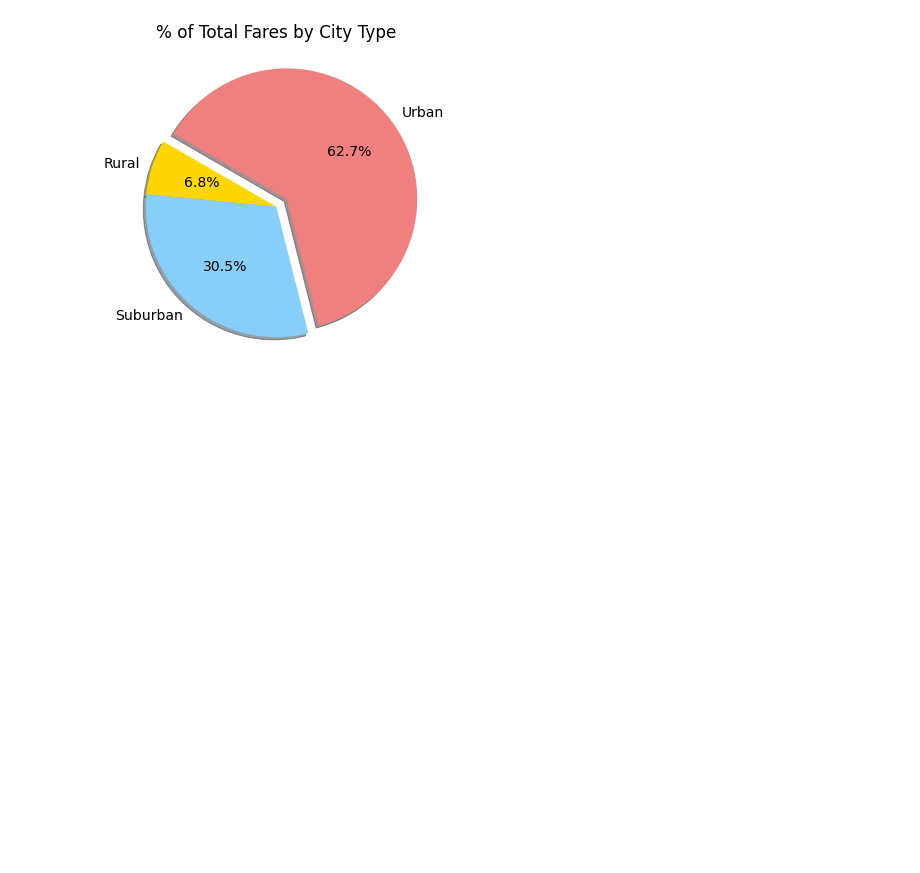
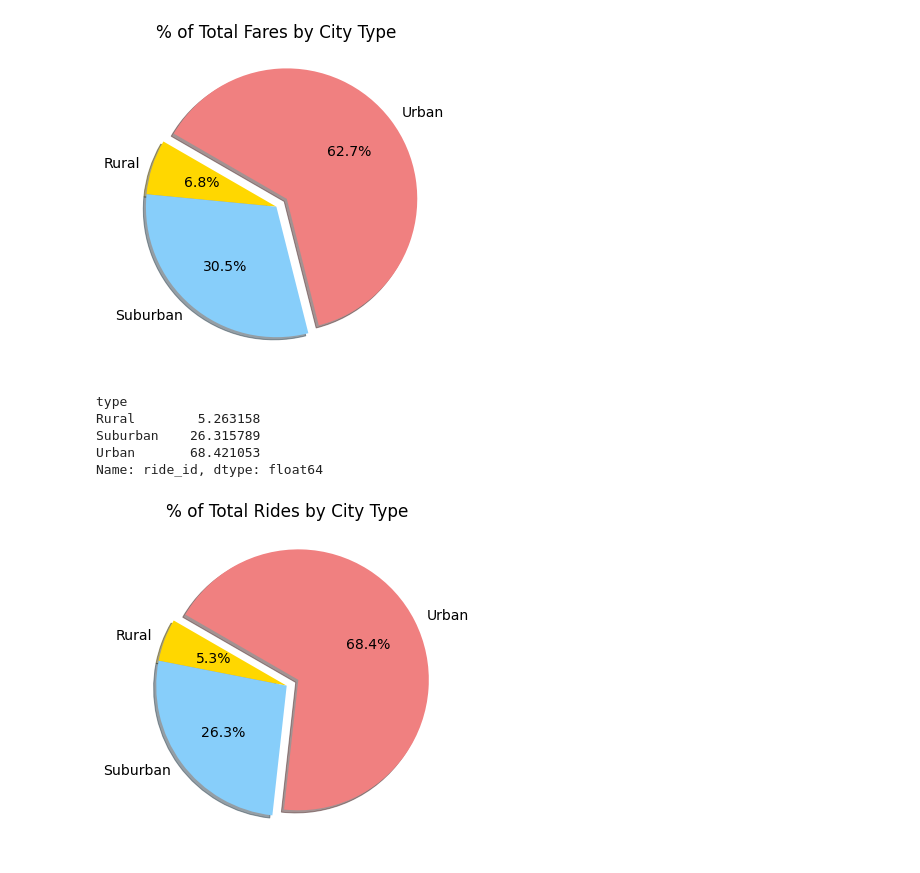
Before and after one commit to shanl5/PyBer_Analysis, a Jupyter notebook: PyBer.ipynb, the cells around one changed output. Cells and saved outputs as stored; diff of their text form; code cells hidden in the pictures; blank space fills up the shorter version.

Commit message:
Percentage of rides by city type pie chart
Mod 5.6.3

```diff
--- a/PyBer.ipynb
+++ b/PyBer.ipynb
@@ -1393,0 +1391,61 @@ plt.show()
+# %%
+# "Now that ... have created the first pie chart showing the percentage of total fares by city type, ... need to create two more
+# pie charts: the percentage of total rides by city type and the percentage of total drivers by city type."
+
+# 5.6.1 Calculate Ride Percentages
+
+# will need to:
+#  - get the total number of rides for each city type
+#  - get the total rides for all the city types
+#  - calculate the percentage of the total rides for each city type.
+
+# Calculate percentage of rides for each city type based on all the rides
+# "1. Use the `groupby()` function on the `pyber_data_df` DataFrame and group by the type of city column:"
+###pyber_data_df.groupby(["type"])
+
+# "2. Apply the `count()` function on the `ride_id` column to get the Series with the total number of rides for each city type:"
+### pyber_data_df.groupby(["type"]).count()["ride_id"]
+
+# "3. Get the number of total rides using the `count()` function on the `ride_id` column on the `pyber_data_df` DataFrame:"
+### pyber_data_df["ride_id"].count()
+
+# "4. Divide the total number of rides for each city type by the total rides for all the cities and divide by 100."
+
+# we'll do this in one code line:
+# Calculate the percentage of rides for each city type.
+ride_percents = 100 * pyber_data_df.groupby(["type"]).count()["ride_id"] / pyber_data_df["ride_id"].count()
+ride_percents
+# %% [output]
+type
+Rural        5.263158
+Suburban    26.315789
+Urban       68.421053
+Name: ride_id, dtype: float64
+# %%
+# "Now we're ready to create our pie chart!"
+
+# 5.6.2 Pie Chart for Percentage of Rides by City Type
+
+# reuse significant portion of code for prior pie chart, making replacements as appropriate...
+
+# Build percentage of rides by city type pie chart.
+# Build Pie Chart
+plt.subplots(figsize=(10, 6))
+plt.pie(ride_percents,                                     #replace type_percents,
+        labels = ["Rural", "Suburban", "Urban"],
+        colors = ["gold", "lightskyblue", "lightcoral"],
+        explode = [0, 0, 0.1],
+        autopct = "%1.1f%%",
+        shadow = True, startangle = 150)
+plt.title("% of Total Rides by City Type")                 #replace "% of Total Fares by City Type")
+
+# Change the default font size from 10 to 14.
+mpl.rcParams["font.size"] = 14
+
+# Save Figure
+plt.savefig("analysis/Fig6.png")                            # new figure number instead of Fig5.png")
+
+# Show Figure
+plt.show()
+# %% [output]
+[figure, added]
```
Also changed, not shown: parts of 1 cell of this notebook, 1 other file.
